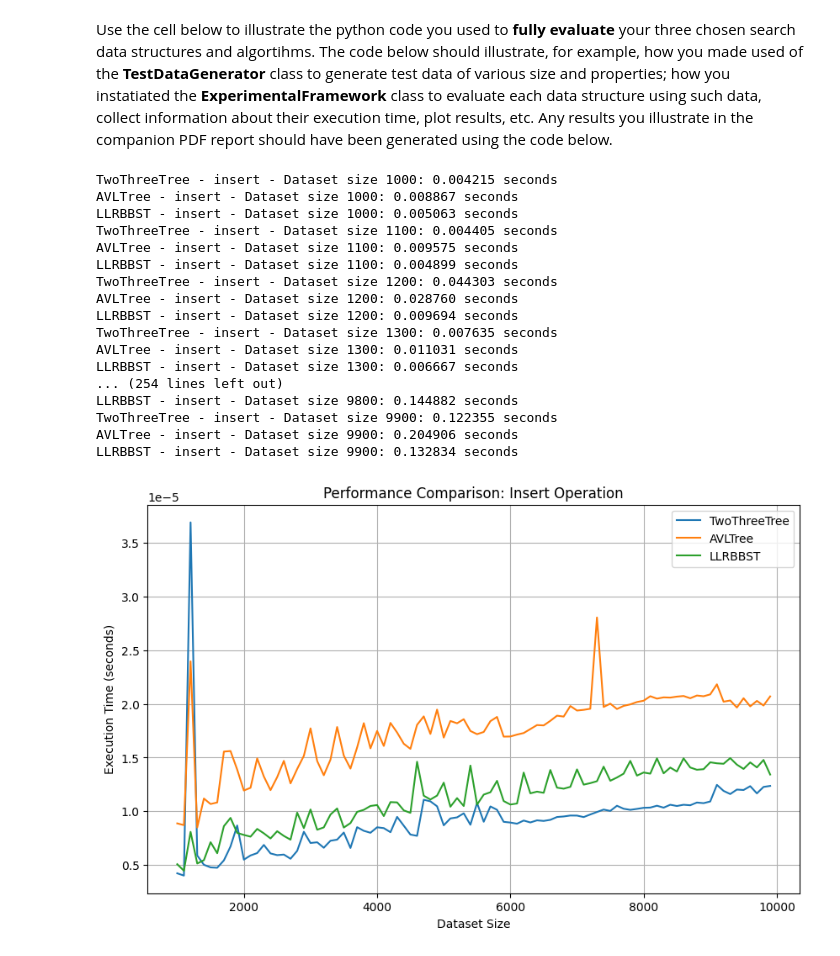
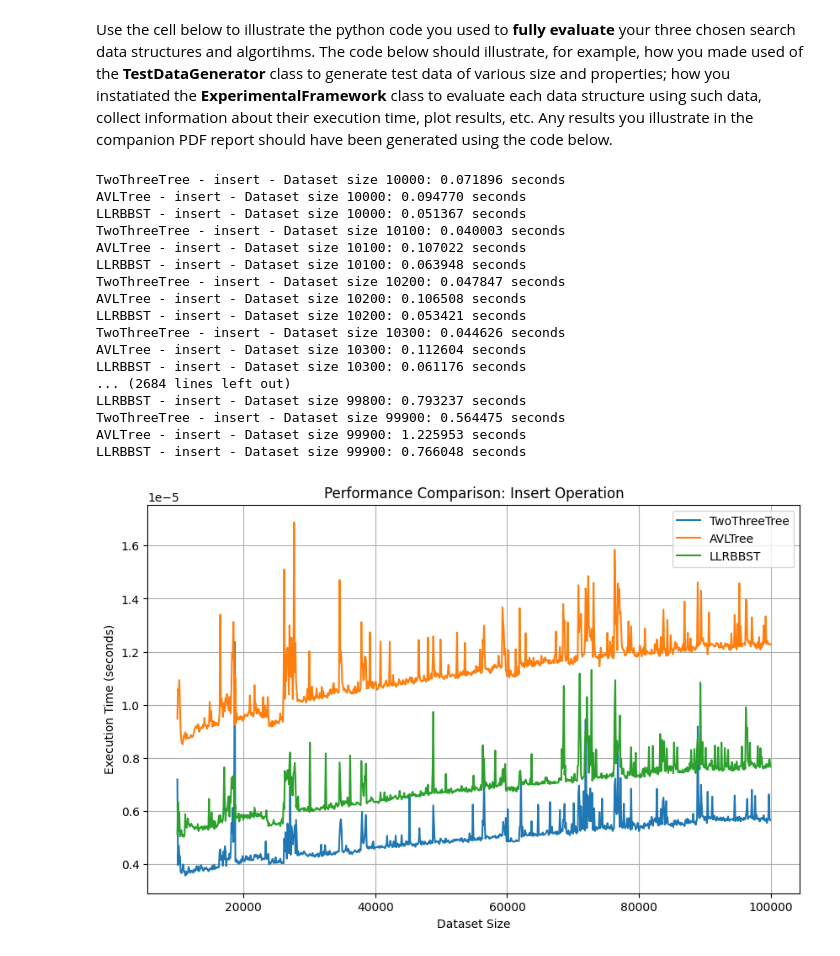
Before and after one commit to Fateh-Aletomeh/Algorithms-Coursework, a Jupyter notebook: grp-017-0005code.ipynb, the cells around one changed output. Saved outputs shown, nothing was run; the diff lists cells and outputs as text; code cells hidden in the pictures.

```diff
--- a/grp-017-0005code.ipynb
+++ b/grp-017-0005code.ipynb
@@ -497,10 +497,12 @@ class ExperimentalFramework():
     def evaluateExperiment(self, dataStructures, dataSetSizes, operation):
             generator = TestDataGenerator()
             results = {ds.__class__.__name__: [] for ds in dataStructures}
+            #testData = generator.generate_data(5000)
             for size in dataSetSizes:
-                testData = generator.generate_data(size)
+                testData = generator.generate_fixed_length_data(size)
                 for ds in dataStructures:
-                    time = self.runExperiment(ds, testData, operation)
+                    tree = ds.__class__()
+                    time = self.runExperiment(tree, testData, operation)
                     results[ds.__class__.__name__].append(time / size)
                     print(f"{ds.__class__.__name__} - {operation} - Dataset size {size}: {time:.6f} seconds")
             return results
@@ -521,34 +523,34 @@ Use the cell below to illustrate the python code you used to **fully evaluate**
 # %%
 # ADD YOUR TEST CODE HERE
 
 generator = TestDataGenerator()
 framework = ExperimentalFramework()
 
 TwoThree = TwoThreeTree()
 AVL = AVLTree()
 LLRB = LLRBBST()
 
 data_structures = [TwoThree, AVL, LLRB]
 
-sizes = list(range(1000, 10**4, 100))
+sizes = list(range(10000, 10**5, 100))
 results = framework.evaluateExperiment(data_structures, sizes, operation="insert")
 framework.plotGraph(results, sizes, operation="insert")
 # %% [output]
-TwoThreeTree - insert - Dataset size 1000: 0.004215 seconds
-AVLTree - insert - Dataset size 1000: 0.008867 seconds
-LLRBBST - insert - Dataset size 1000: 0.005063 seconds
-TwoThreeTree - insert - Dataset size 1100: 0.004405 seconds
-AVLTree - insert - Dataset size 1100: 0.009575 seconds
-LLRBBST - insert - Dataset size 1100: 0.004899 seconds
-TwoThreeTree - insert - Dataset size 1200: 0.044303 seconds
-AVLTree - insert - Dataset size 1200: 0.028760 seconds
-LLRBBST - insert - Dataset size 1200: 0.009694 seconds
-TwoThreeTree - insert - Dataset size 1300: 0.007635 seconds
-AVLTree - insert - Dataset size 1300: 0.011031 seconds
-LLRBBST - insert - Dataset size 1300: 0.006667 seconds
-... (254 lines left out)
-LLRBBST - insert - Dataset size 9800: 0.144882 seconds
-TwoThreeTree - insert - Dataset size 9900: 0.122355 seconds
-AVLTree - insert - Dataset size 9900: 0.204906 seconds
-LLRBBST - insert - Dataset size 9900: 0.132834 seconds
+TwoThreeTree - insert - Dataset size 10000: 0.071896 seconds
+AVLTree - insert - Dataset size 10000: 0.094770 seconds
+LLRBBST - insert - Dataset size 10000: 0.051367 seconds
+TwoThreeTree - insert - Dataset size 10100: 0.040003 seconds
+AVLTree - insert - Dataset size 10100: 0.107022 seconds
+LLRBBST - insert - Dataset size 10100: 0.063948 seconds
+TwoThreeTree - insert - Dataset size 10200: 0.047847 seconds
+AVLTree - insert - Dataset size 10200: 0.106508 seconds
+LLRBBST - insert - Dataset size 10200: 0.053421 seconds
+TwoThreeTree - insert - Dataset size 10300: 0.044626 seconds
+AVLTree - insert - Dataset size 10300: 0.112604 seconds
+LLRBBST - insert - Dataset size 10300: 0.061176 seconds
+... (2684 lines left out)
+LLRBBST - insert - Dataset size 99800: 0.793237 seconds
+TwoThreeTree - insert - Dataset size 99900: 0.564475 seconds
+AVLTree - insert - Dataset size 99900: 1.225953 seconds
+LLRBBST - insert - Dataset size 99900: 0.766048 seconds
-[figure, old version]
+[figure, new version]
```
Also changed, not shown: 1 other file.
